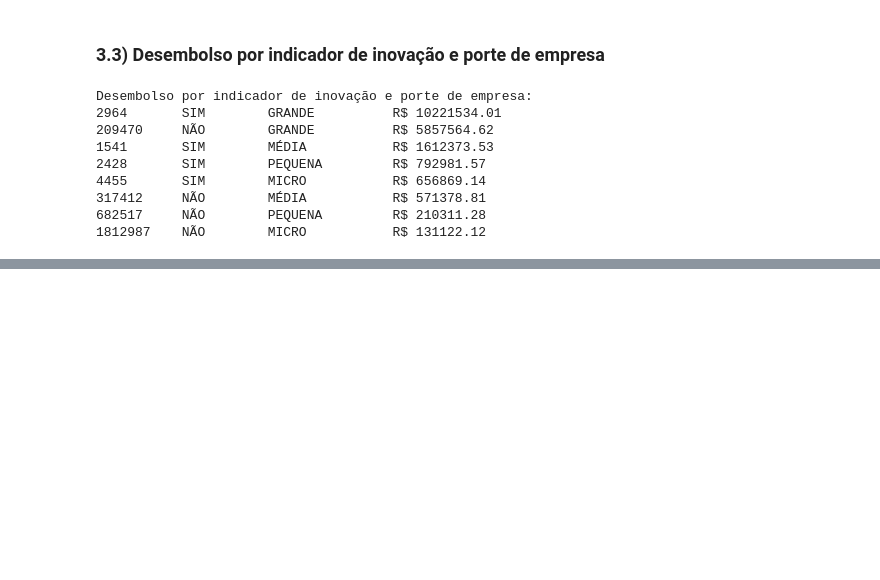
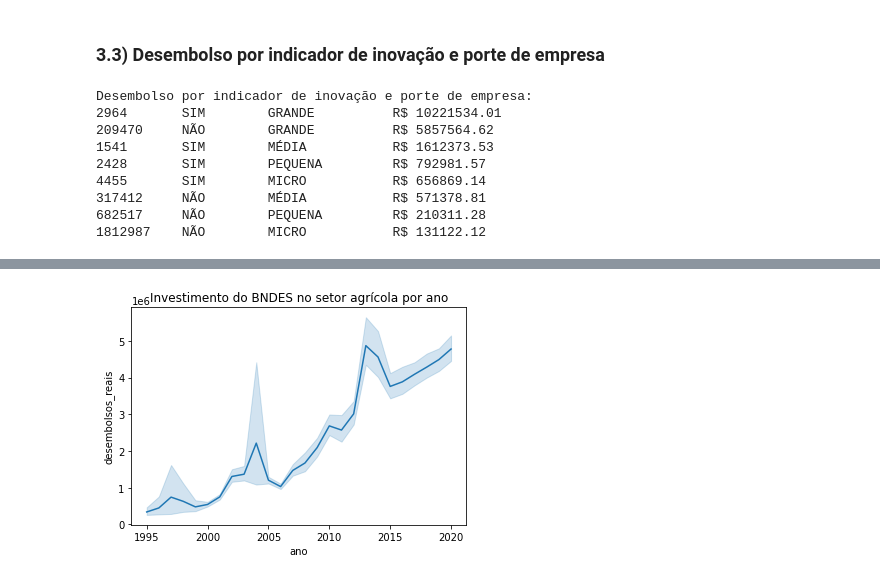
Before and after one commit to EricaFer/BNDES, a Jupyter notebook: Analysis/Analysis_1/analysis_1.ipynb, the cells around one changed output, grey strips where cells are left out. Cells and saved outputs as stored; diff of their text form; code cells hidden in the pictures; blank space fills up the shorter version.

```diff
--- a/Analysis/Analysis_1/analysis_1.ipynb
+++ b/Analysis/Analysis_1/analysis_1.ipynb
@@ -363,0 +369,6 @@ Desembolso por indicador de inovação e porte de empresa:
+# %%
+bndes_plot = sns.lineplot(data=agro_mun_bndes, x="ano", y="desembolsos_reais").set_title("Investimento do BNDES no setor agrícola por ano")
+bndes_plot.get_figure().savefig("./plots/bndes_plot.jpg", dpi=300, format="jpg", bbox_inches="tight")
+bndes_plot;
+# %% [output]
+[figure, added]
```
Also changed, not shown: parts of 13 cells of this notebook, 5 other files.
